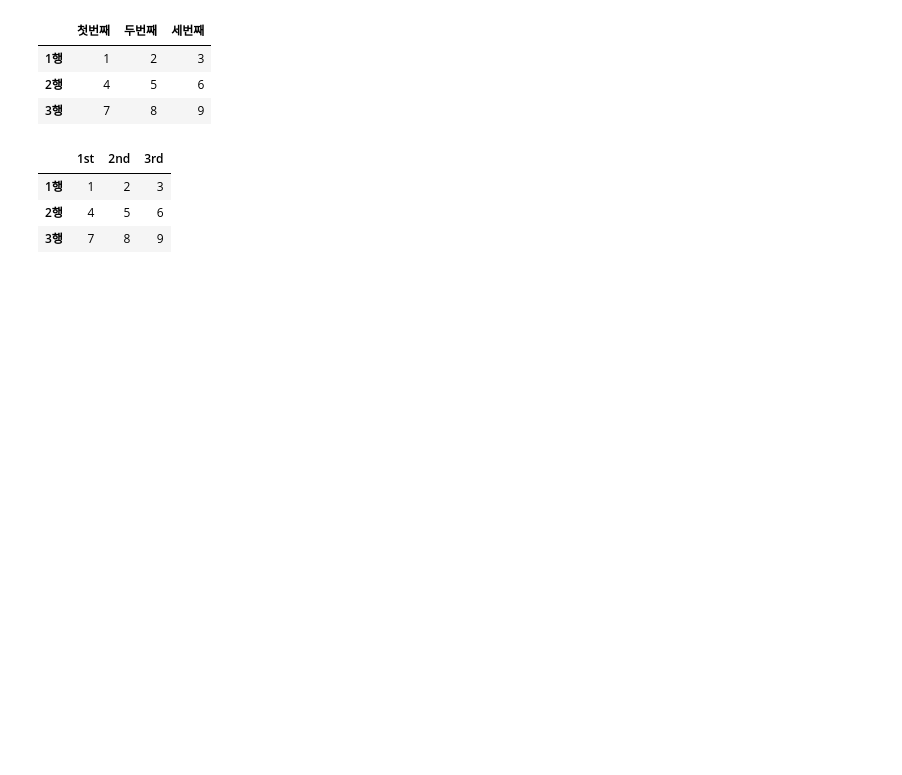
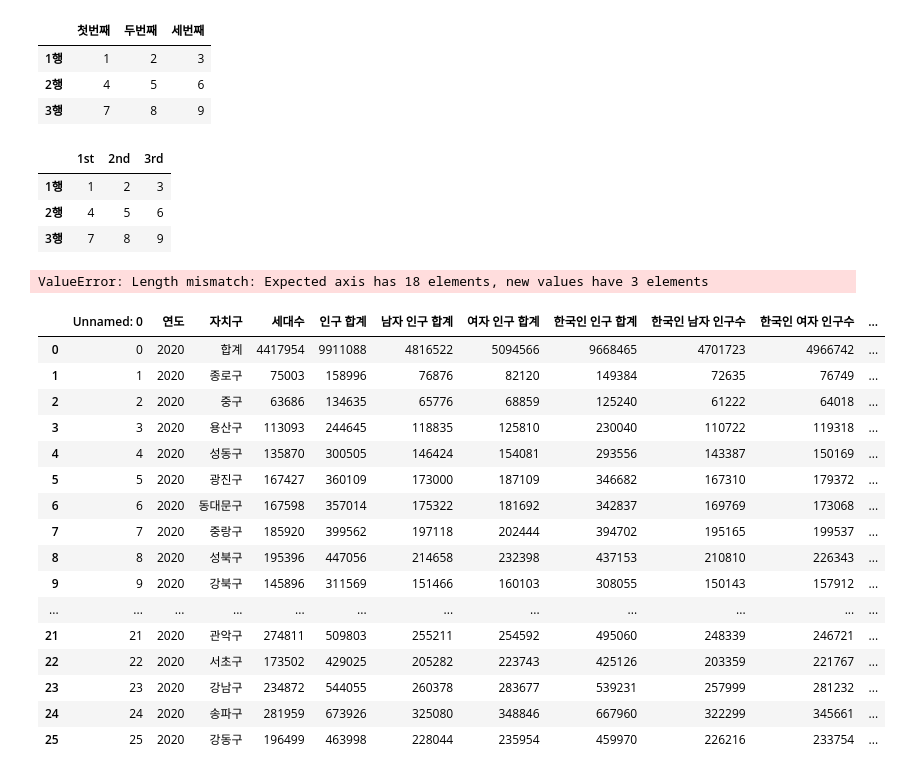
Before and after one commit to GGobung-of-Simba/Python-study, a Jupyter notebook: Study12.ipynb, the cells around one changed output. Drawn from its saved outputs; the diff is of its cells as text; code cells hidden in the pictures; blank space fills up the shorter version.

```diff
--- a/Study12.ipynb
+++ b/Study12.ipynb
@@ -122,3 +122,32 @@ pd.DataFrame(arr,index = idx, columns=col)
 | 1행 | 1 | 2 | 3 |
 | 2행 | 4 | 5 | 6 |
 | 3행 | 7 | 8 | 9 |
+# %%
+df = pd.read_csv("q.csv")
+
+#idx = df['Unnamed:0']
+df.index = idx
+df
+# %% [output]
+ValueError: Length mismatch: Expected axis has 18 elements, new values have 3 elements
+# %%
+df = pd.read_excel('q3.xlsx')
+df
+# %% [output]
+|  | Unnamed: 0 | 연도 | 자치구 | 세대수 | 인구 합계 | 남자 인구 합계 | 여자 인구 합계 | 한국인 인구 합계 | 한국인 남자 인구수 | 한국인 여자 인구수 | ... |
+| 0 | 0 | 2020 | 합계 | 4417954 | 9911088 | 4816522 | 5094566 | 9668465 | 4701723 | 4966742 | ... |
+| 1 | 1 | 2020 | 종로구 | 75003 | 158996 | 76876 | 82120 | 149384 | 72635 | 76749 | ... |
+| 2 | 2 | 2020 | 중구 | 63686 | 134635 | 65776 | 68859 | 125240 | 61222 | 64018 | ... |
+| 3 | 3 | 2020 | 용산구 | 113093 | 244645 | 118835 | 125810 | 230040 | 110722 | 119318 | ... |
+| 4 | 4 | 2020 | 성동구 | 135870 | 300505 | 146424 | 154081 | 293556 | 143387 | 150169 | ... |
+| 5 | 5 | 2020 | 광진구 | 167427 | 360109 | 173000 | 187109 | 346682 | 167310 | 179372 | ... |
+| 6 | 6 | 2020 | 동대문구 | 167598 | 357014 | 175322 | 181692 | 342837 | 169769 | 173068 | ... |
+| 7 | 7 | 2020 | 중랑구 | 185920 | 399562 | 197118 | 202444 | 394702 | 195165 | 199537 | ... |
+| 8 | 8 | 2020 | 성북구 | 195396 | 447056 | 214658 | 232398 | 437153 | 210810 | 226343 | ... |
+| 9 | 9 | 2020 | 강북구 | 145896 | 311569 | 151466 | 160103 | 308055 | 150143 | 157912 | ... |
+| ... | ... | ... | ... | ... | ... | ... | ... | ... | ... | ... | ... |
+| 21 | 21 | 2020 | 관악구 | 274811 | 509803 | 255211 | 254592 | 495060 | 248339 | 246721 | ... |
+| 22 | 22 | 2020 | 서초구 | 173502 | 429025 | 205282 | 223743 | 425126 | 203359 | 221767 | ... |
+| 23 | 23 | 2020 | 강남구 | 234872 | 544055 | 260378 | 283677 | 539231 | 257999 | 281232 | ... |
+| 24 | 24 | 2020 | 송파구 | 281959 | 673926 | 325080 | 348846 | 667960 | 322299 | 345661 | ... |
+| 25 | 25 | 2020 | 강동구 | 196499 | 463998 | 228044 | 235954 | 459970 | 226216 | 233754 | ... |
```
Also changed, not shown: 1 other file.
